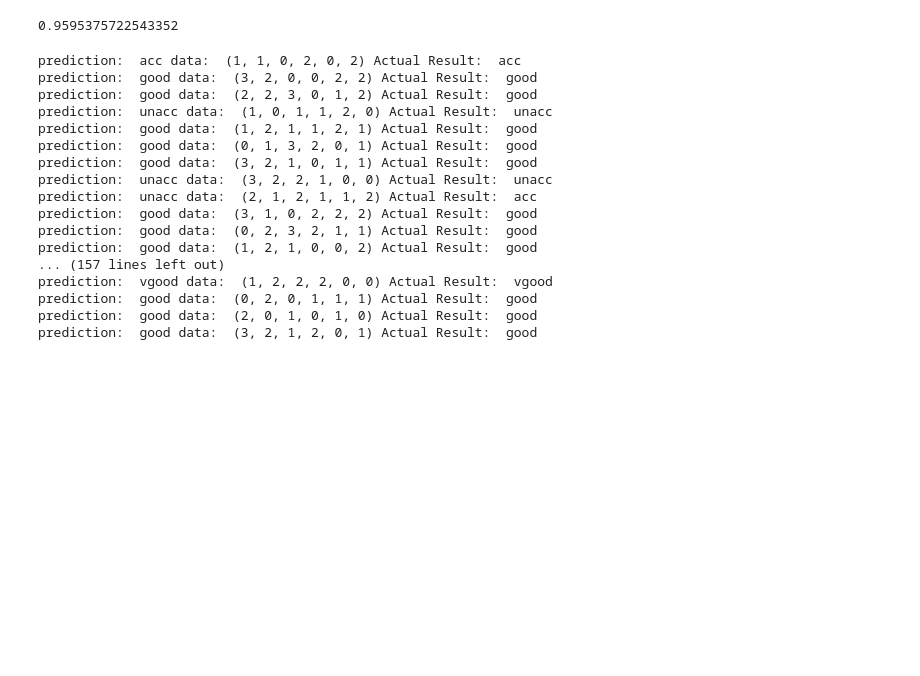
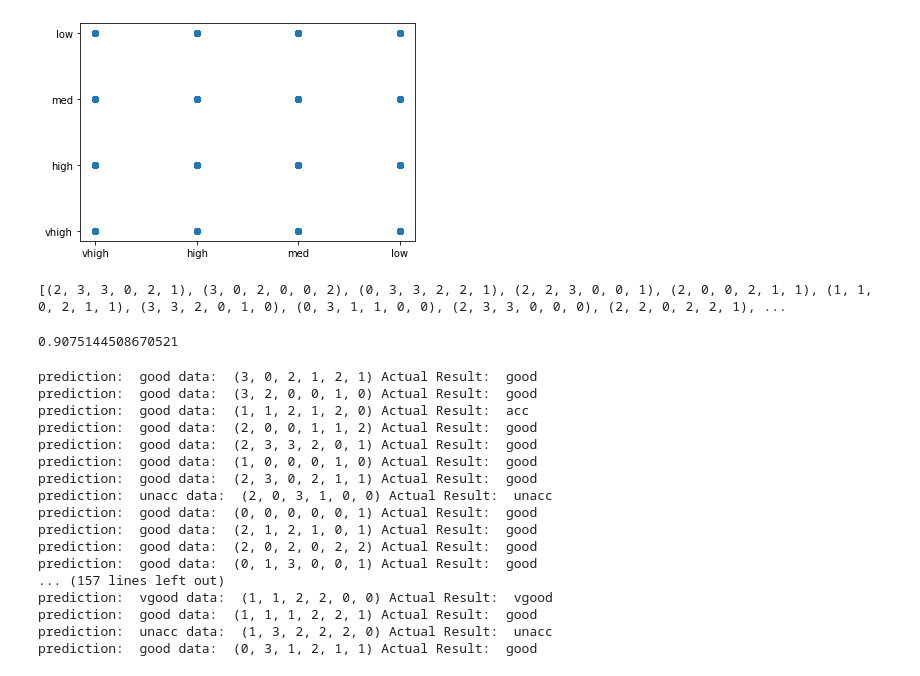
Before and after one commit to Razzf/MachineLearningTests, a Jupyter notebook: car_eval.ipynb, the cells around one changed output. Saved outputs shown, nothing was run; the diff lists cells and outputs as text; code cells hidden in the pictures; blank space fills up the shorter version.

```diff
--- a/car_eval.ipynb
+++ b/car_eval.ipynb
@@ -10,3 +11,3 @@ from sklearn import linear_model, preprocessing
 # %%
-data = pd.read_csv("car.data")
-#print(data.head())
+data = pd.read_csv("/content/car.data")
+print(data)
@@ -24,15 +52,24 @@ print(buying)
+# %%
+#data preview
+data_to_show = data[["buying", "maint"]]
+plt.scatter(data['buying'], data['maint'])
+plt.show()
+# %% [output]
+[figure, added]
 # %%
 x = list(zip(buying, maint, door, persons, lug_boot, safety))
 y = list(cls)
 x_train, x_test, y_train, y_test = sklearn.model_selection.train_test_split(x,y, test_size = .1)
 print(x_train)
+# %% [output]
+[(2, 3, 3, 0, 2, 1), (3, 0, 2, 0, 0, 2), (0, 3, 3, 2, 2, 1), (2, 2, 3, 0, 0, 1), (2, 0, 0, 2, 1, 1), (1, 1, 0, 2, 1, 1), (3, 3, 2, 0, 1, 0), (0, 3, 1, 1, 0, 0), (2, 3, 3, 0, 0, 0), (2, 2, 0, 2, 2, 1), ...
 # %%
 model = KNeighborsClassifier(n_neighbors=9)
 model.fit(x_train, y_train)
 acc = model.score(x_test, y_test)
 print(acc)
 # %% [output]
-0.9595375722543352
+0.9075144508670521
 # %%
 names = ["unacc", "acc", "good", "vgood"]
 
@@ -41,20 +78,20 @@ predictions = model.predict(x_test)
 for i in range(len(predictions)):
   print("prediction: ", names[predictions[i]], "data: ", x_test[i], "Actual Result: ", names[y_test[i]])
 # %% [output]
-prediction:  acc data:  (1, 1, 0, 2, 0, 2) Actual Result:  acc
-prediction:  good data:  (3, 2, 0, 0, 2, 2) Actual Result:  good
-prediction:  good data:  (2, 2, 3, 0, 1, 2) Actual Result:  good
-prediction:  unacc data:  (1, 0, 1, 1, 2, 0) Actual Result:  unacc
-prediction:  good data:  (1, 2, 1, 1, 2, 1) Actual Result:  good
-prediction:  good data:  (0, 1, 3, 2, 0, 1) Actual Result:  good
-prediction:  good data:  (3, 2, 1, 0, 1, 1) Actual Result:  good
-prediction:  unacc data:  (3, 2, 2, 1, 0, 0) Actual Result:  unacc
-prediction:  unacc data:  (2, 1, 2, 1, 1, 2) Actual Result:  acc
-prediction:  good data:  (3, 1, 0, 2, 2, 2) Actual Result:  good
-prediction:  good data:  (0, 2, 3, 2, 1, 1) Actual Result:  good
-prediction:  good data:  (1, 2, 1, 0, 0, 2) Actual Result:  good
+prediction:  good data:  (3, 0, 2, 1, 2, 1) Actual Result:  good
+prediction:  good data:  (3, 2, 0, 0, 1, 0) Actual Result:  good
+prediction:  good data:  (1, 1, 2, 1, 2, 0) Actual Result:  acc
+prediction:  good data:  (2, 0, 0, 1, 1, 2) Actual Result:  good
+prediction:  good data:  (2, 3, 3, 2, 0, 1) Actual Result:  good
+prediction:  good data:  (1, 0, 0, 0, 1, 0) Actual Result:  good
+prediction:  good data:  (2, 3, 0, 2, 1, 1) Actual Result:  good
+prediction:  unacc data:  (2, 0, 3, 1, 0, 0) Actual Result:  unacc
+prediction:  good data:  (0, 0, 0, 0, 0, 1) Actual Result:  good
+prediction:  good data:  (2, 1, 2, 1, 0, 1) Actual Result:  good
+prediction:  good data:  (2, 0, 2, 0, 2, 2) Actual Result:  good
+prediction:  good data:  (0, 1, 3, 0, 0, 1) Actual Result:  good
 ... (157 lines left out)
-prediction:  vgood data:  (1, 2, 2, 2, 0, 0) Actual Result:  vgood
-prediction:  good data:  (0, 2, 0, 1, 1, 1) Actual Result:  good
-prediction:  good data:  (2, 0, 1, 0, 1, 0) Actual Result:  good
-prediction:  good data:  (3, 2, 1, 2, 0, 1) Actual Result:  good
+prediction:  vgood data:  (1, 1, 2, 2, 0, 0) Actual Result:  vgood
+prediction:  good data:  (1, 1, 1, 2, 2, 1) Actual Result:  good
+prediction:  unacc data:  (1, 3, 2, 2, 2, 0) Actual Result:  unacc
+prediction:  good data:  (0, 3, 1, 2, 1, 1) Actual Result:  good
```
Also changed, not shown: parts of 3 cells of this notebook.
